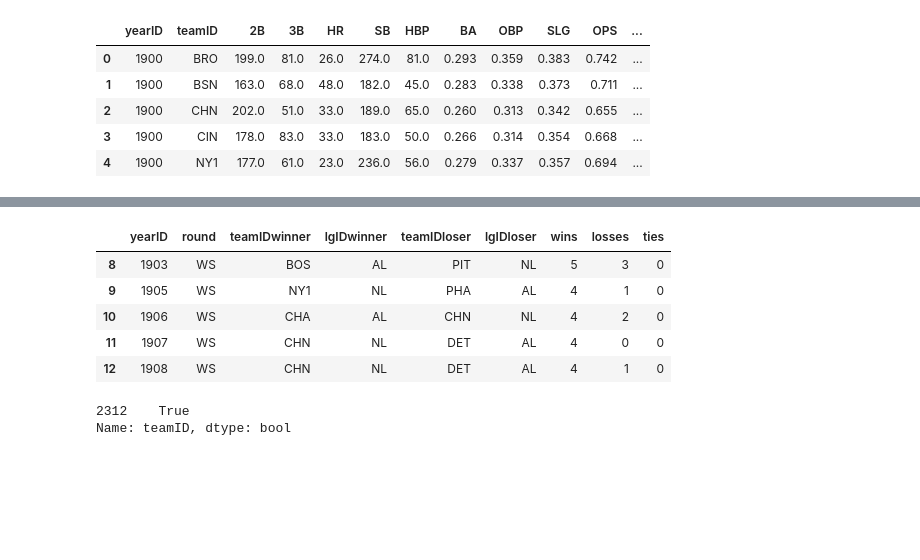
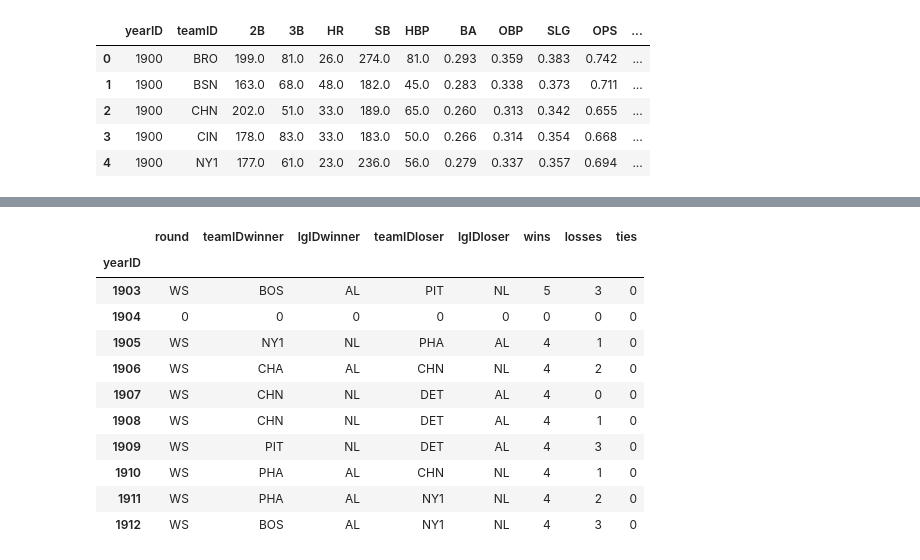
Before and after one commit to davidbabb/BaseballPlayoffs, a Jupyter notebook: baseball-analysis/notebooks/standardized_by_year.ipynb, the cells around one changed output, grey strips where cells are left out. Cells and saved outputs as stored; diff of their text form; code cells hidden in the pictures; blank space fills up the shorter version.

Commit message:
banging my head against the wall at trying to solve a way to match the dataframes by index

```diff
--- a/baseball-analysis/notebooks/standardized_by_year.ipynb
+++ b/baseball-analysis/notebooks/standardized_by_year.ipynb
@@ -96,4 +70,4 @@ timeIndex = playoff_teams[playoff_teams['yearID']<1900].index
 # %%
 playoff_teams.drop(timeIndex,inplace=True)
 # %%
-playoff_teams.set_index('yearID')
+playoff_teams.set_index('yearID',inplace=True)
@@ -148 +97,3 @@ data['PlayoffTeam'] = data['teamID'].apply(lambda x: playoffs(x))
+# %%
+playoff_teams = playoff_teams[playoff_teams.index >= 1903]
 # %%
@@ -169,0 +134,2 @@ new.head()
+# %%
+playoff_teams.loc[1994] = 0
@@ -170,14 +148,15 @@ new.head()
 # %%
-playoff_teams.head()
+playoff_teams.head(10)
 # %% [output]
-|  | yearID | round | teamIDwinner | lgIDwinner | teamIDloser | lgIDloser | wins | losses | ties |
-| 8 | 1903 | WS | BOS | AL | PIT | NL | 5 | 3 | 0 |
-| 9 | 1905 | WS | NY1 | NL | PHA | AL | 4 | 1 | 0 |
-| 10 | 1906 | WS | CHA | AL | CHN | NL | 4 | 2 | 0 |
-| 11 | 1907 | WS | CHN | NL | DET | AL | 4 | 0 | 0 |
-| 12 | 1908 | WS | CHN | NL | DET | AL | 4 | 1 | 0 |
+|  | round | teamIDwinner | lgIDwinner | teamIDloser | lgIDloser | wins | losses | ties |
+| yearID |  |  |  |  |  |  |  |  |
+| 1903 | WS | BOS | AL | PIT | NL | 5 | 3 | 0 |
+| 1904 | 0 | 0 | 0 | 0 | 0 | 0 | 0 | 0 |
+| 1905 | WS | NY1 | NL | PHA | AL | 4 | 1 | 0 |
+| 1906 | WS | CHA | AL | CHN | NL | 4 | 2 | 0 |
+| 1907 | WS | CHN | NL | DET | AL | 4 | 0 | 0 |
+| 1908 | WS | CHN | NL | DET | AL | 4 | 1 | 0 |
+| 1909 | WS | PIT | NL | DET | AL | 4 | 3 | 0 |
+| 1910 | WS | PHA | AL | CHN | NL | 4 | 1 | 0 |
+| 1911 | WS | PHA | AL | NY1 | NL | 4 | 2 | 0 |
+| 1912 | WS | BOS | AL | NY1 | NL | 4 | 3 | 0 |
-# %%
-data[data['teamID']=='BAL'][data['yearID']==2012]['teamID'].isin(playoff_teams[playoff_teams['yearID']==2012]['teamIDwinner'])
-# %% [output]
-2312    True
-Name: teamID, dtype: bool
```
Also changed, not shown: parts of 19 cells of this notebook.
